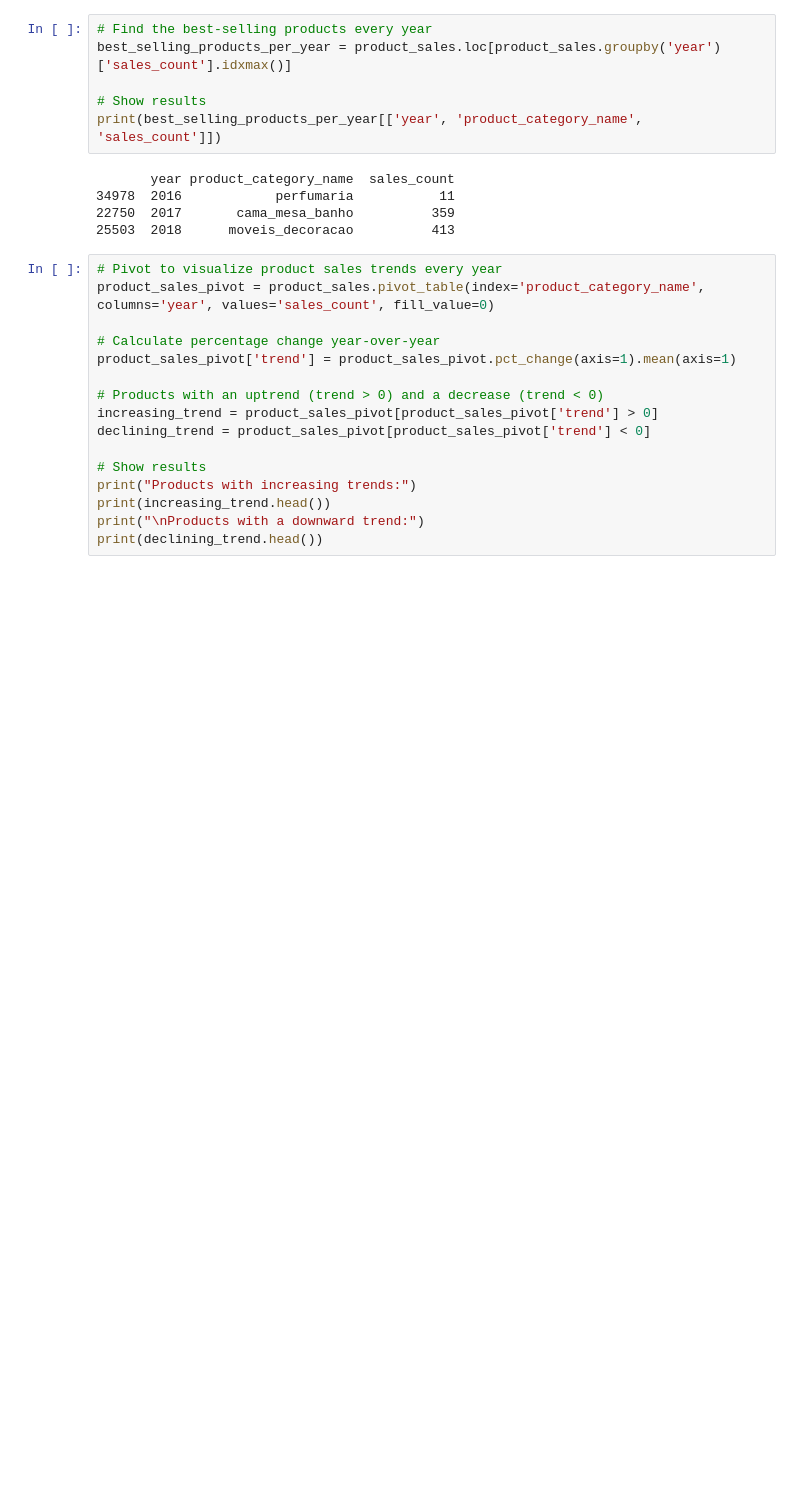
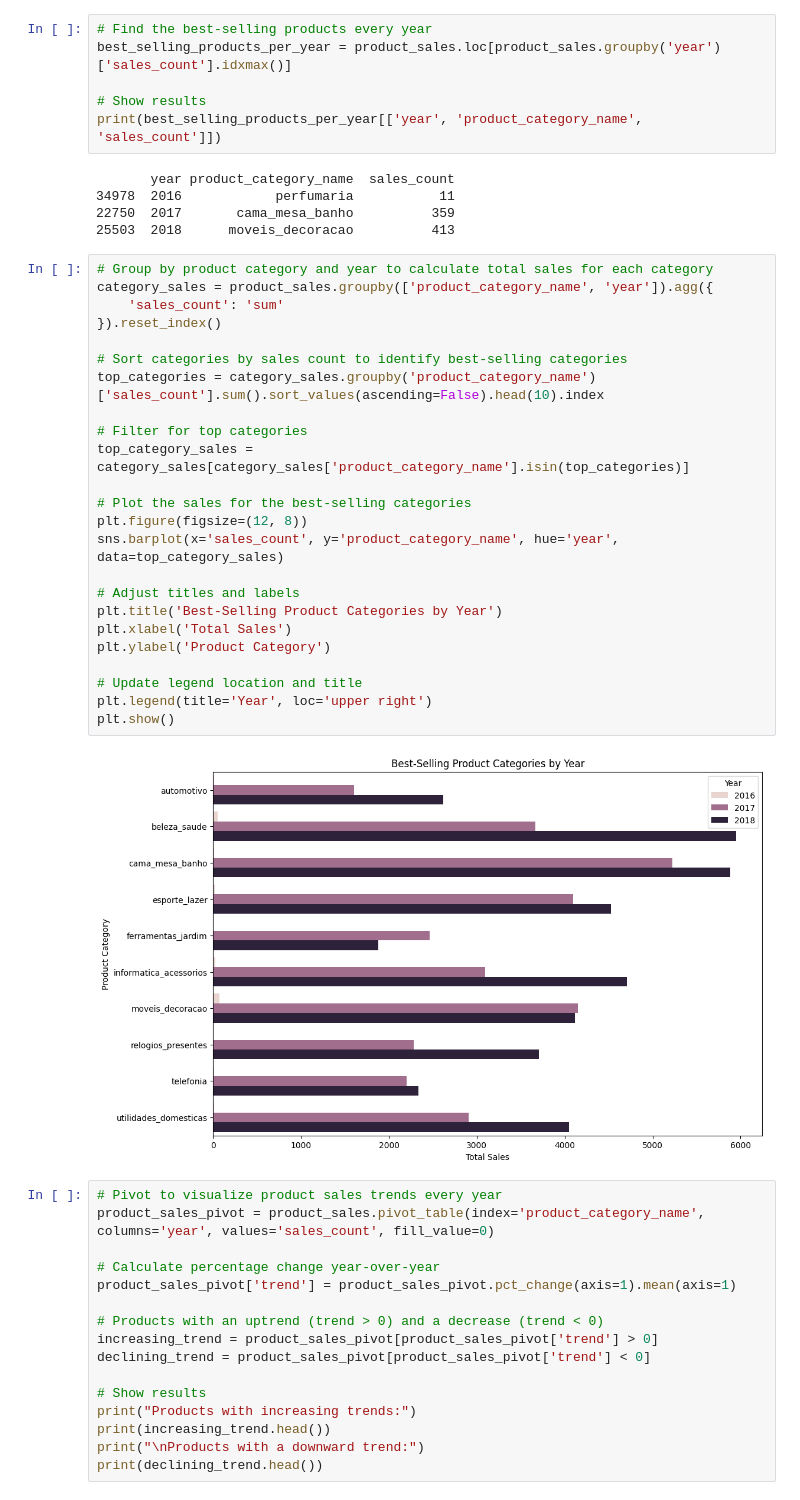
Before and after one commit to cynzhra/Submission-Data-Analyst-Dicoding, a Jupyter notebook: notebook.ipynb, the cells around one changed output. Saved outputs shown, nothing was run; the diff lists cells and outputs as text; blank space fills up the shorter version.

Commit message:
fix minor issue in question 1 to display best-selling product

```diff
--- a/notebook.ipynb
+++ b/notebook.ipynb
@@ -945,6 +969,32 @@ print(best_selling_products_per_year[['year', 'product_category_name', 'sales_co
 34978  2016            perfumaria           11
 22750  2017       cama_mesa_banho          359
 25503  2018      moveis_decoracao          413
+# %%
+# Group by product category and year to calculate total sales for each category
+category_sales = product_sales.groupby(['product_category_name', 'year']).agg({
+    'sales_count': 'sum'
+}).reset_index()
+
+# Sort categories by sales count to identify best-selling categories
+top_categories = category_sales.groupby('product_category_name')['sales_count'].sum().sort_values(ascending=False).head(10).index
+
+# Filter for top categories
+top_category_sales = category_sales[category_sales['product_category_name'].isin(top_categories)]
+
+# Plot the sales for the best-selling categories
+plt.figure(figsize=(12, 8))
+sns.barplot(x='sales_count', y='product_category_name', hue='year', data=top_category_sales)
+
+# Adjust titles and labels
+plt.title('Best-Selling Product Categories by Year')
+plt.xlabel('Total Sales')
+plt.ylabel('Product Category')
+
+# Update legend location and title
+plt.legend(title='Year', loc='upper right')
+plt.show()
+# %% [output]
+[figure, added]
 # %%
 # Pivot to visualize product sales trends every year
 product_sales_pivot = product_sales.pivot_table(index='product_category_name', columns='year', values='sales_count', fill_value=0)
```
Also changed, not shown: parts of 16 cells of this notebook, 1 other file.
